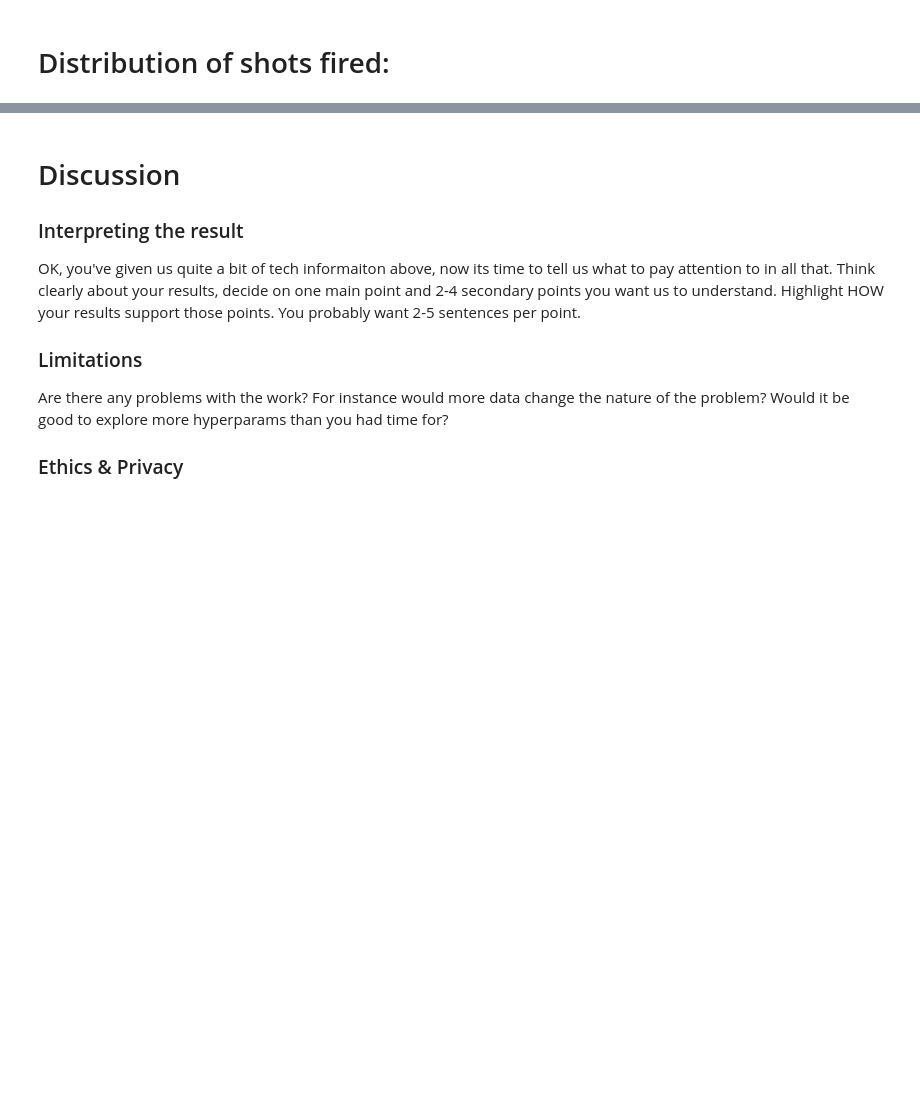
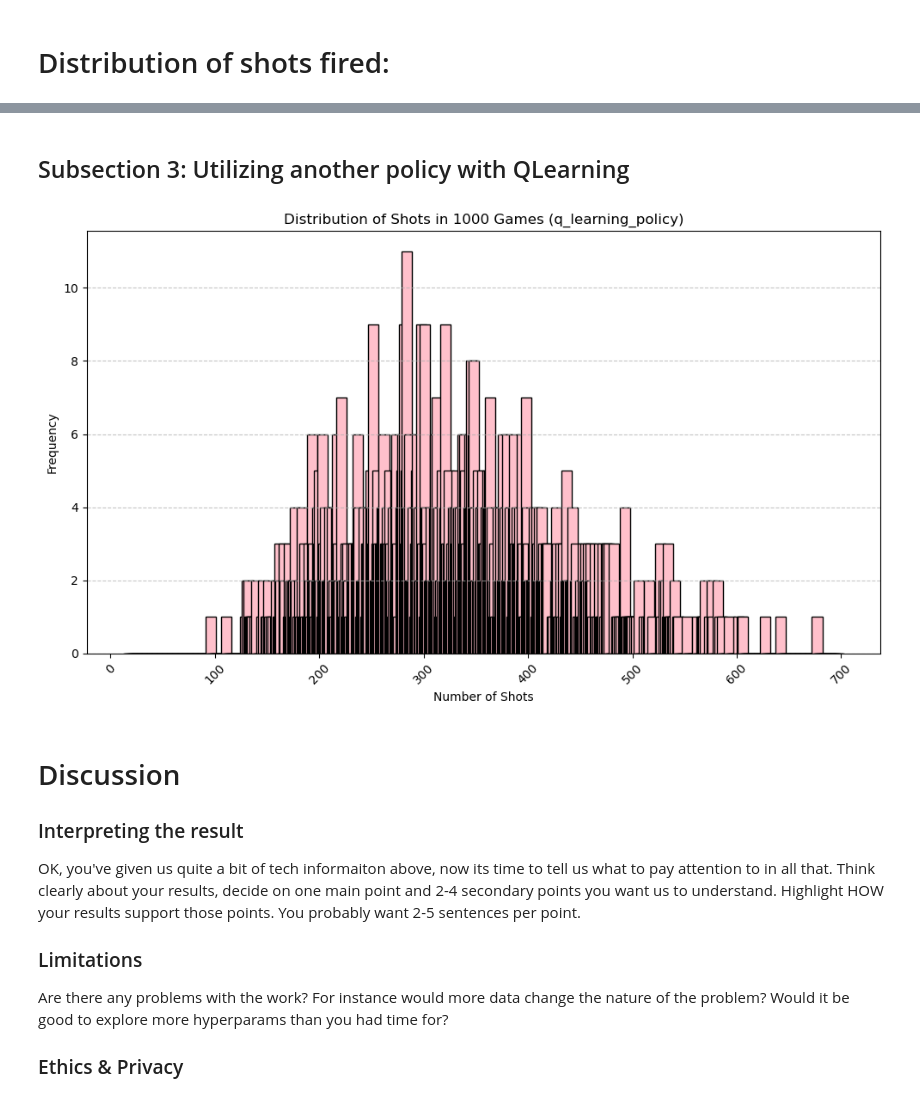
Before and after one commit to kkatevu/COGS188_group_template_mirror, a Jupyter notebook: FinalProject_YourGroupNameHere.ipynb, the cells around one changed output, grey strips where cells are left out. Saved outputs shown, nothing was run; the diff lists cells and outputs as text; code cells hidden in the pictures; blank space fills up the shorter version.

```diff
--- a/FinalProject_YourGroupNameHere.ipynb
+++ b/FinalProject_YourGroupNameHere.ipynb
@@ -468,3 +488,39 @@ The first algorithm that we tested out, was a random guessing algorithm. In our
+# %% [markdown]
+## Subsection 3: Utilizing another policy with QLearning
+# %%
+num_games = 1000
+n_shots = []
+wins1 = 0
+wins2 = 0
+for i in range(num_games):
+    game = Game(human1=False, human2=False)
+    while not game.over:
+        if game.player1_turn:
+            game.q_learning_policy()
+        else:
+            game.q_learning_policy()
+    n_shots.append(game.n_shots)
+    if game.result == 1:
+        wins1 += 1
+    else:
+        wins2 += 1
+
+# Count occurrences of shots (histogram)
+count, bins = np.histogram(n_shots, bins=range(17, 700))  # Use numpy.histogram
+
+# Customize the plot for better aesthetics
+plt.figure(figsize=(10, 6))
+plt.bar(bins[:-1], count, width=10, color='pink', edgecolor='black')  # Adjust bar width and color
+plt.xlabel('Number of Shots')
+plt.ylabel('Frequency')
+plt.title('Distribution of Shots in 1000 Games (q_learning_policy)')
+plt.grid(axis='y', linestyle='--', alpha=0.7)
+plt.xticks(rotation=45)
+plt.tight_layout()
+
+plt.show()
+# %% [output]
+[figure, added]
 # %% [markdown]
 # Discussion
 
```
Also changed, not shown: parts of 10 cells of this notebook, 2 other files.
